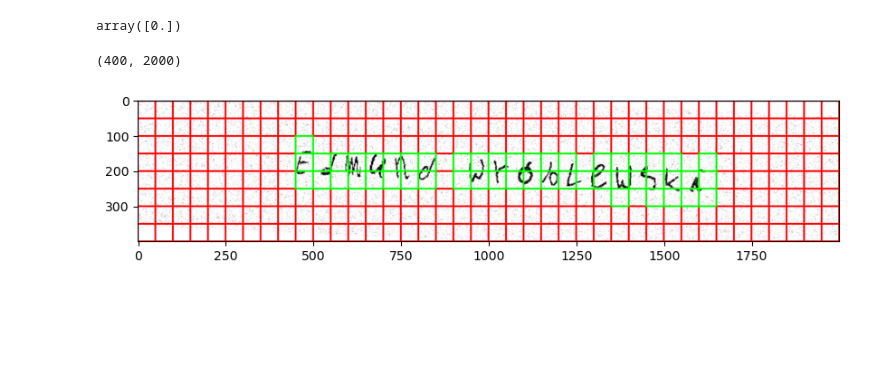
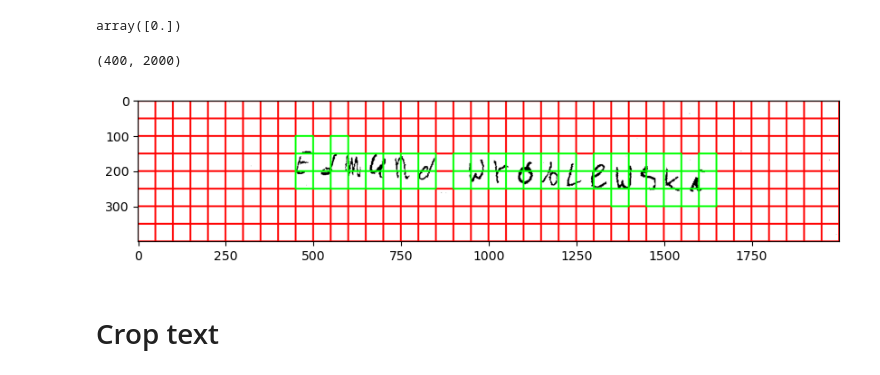
Before and after one commit to JanGorczynski/Embeded-Signature-Recognizer, a Jupyter notebook: Text_Detection.ipynb, the cells around one changed output. Drawn from its saved outputs; the diff is of its cells as text; code cells hidden in the pictures; blank space fills up the shorter version.

```diff
--- a/Text_Detection.ipynb
+++ b/Text_Detection.ipynb
@@ -66,7 +66,10 @@ def box_read(box):
     return [[int(temp[0]),int(temp[1])],[int(temp[2]),int(temp[3])],[int(temp[4]),int(temp[5])],[int(temp[6]),int(temp[7])]]
 # %%
 def draw_boxes(img, ractangle,color):
-    if len(img.shape)==2:
+    if img.dtype=='bool':
+        img = img.astype(np.uint8)*255
+        img = cv2.cvtColor(img,cv2.COLOR_GRAY2RGB)
+    elif len(img.shape)==2:
         img = cv2.cvtColor(img,cv2.COLOR_GRAY2RGB)
     height = np.array(img).shape[0]
     img = cv2.rectangle(img,ractangle[0],ractangle[1],color = color,thickness=3)
@@ -126,0 +132,4 @@ for i in range(3):
+# %%
+def toBool(img):
+    pillow = PIL.Image.fromarray(img)
+    return np.asarray(pillow.point(lambda x: 0 if x < 128 else 1, mode='1'))
@@ -144,9 +162,9 @@ for i in range(100):
         for j in range(0,shape[0],ractangle_y_size):
             ractangle = [[i,j],[i+ractangle_x_size,j+ractangle_y_size]]
             if(check_if_text(box,ractangle)):
-                X_train_true.append(img[ractangle[0][1]:ractangle[1][1],ractangle[0][0]:ractangle[1][0]])
+                X_train_true.append(toBool(img[ractangle[0][1]:ractangle[1][1],ractangle[0][0]:ractangle[1][0]]))
             else:
-                X_train_false.append(img[ractangle[0][1]:ractangle[1][1],ractangle[0][0]:ractangle[1][0]])
+                X_train_false.append(toBool(img[ractangle[0][1]:ractangle[1][1],ractangle[0][0]:ractangle[1][0]]))
 # %% [output]
 0
 1
@@ -235,27 +257,29 @@ svc.predict([test])
 array([0.])
 # %%
 path1 = df["Img_path"].iloc[200]
-img =  np.asarray(PIL.Image.open(path1))
+img =  toBool(np.asarray(PIL.Image.open(path1)))
 canvas = img.copy()
 ractangle_x_size = 50
 ractangle_y_size = 50
 shape = img.shape
 print(shape)
 #shape =(40,40)
 for i in range(0,shape[1],ractangle_x_size):
     for j in range(0,shape[0],ractangle_y_size):
         ractangle = [[i,j],[i+ractangle_x_size,j+ractangle_y_size]]
         canvas = draw_boxes(canvas, ractangle,(255,0,0))
 for i in range(0,shape[1],ractangle_x_size):
     for j in range(0,shape[0],ractangle_y_size):
         ractangle = [[i,j],[i+ractangle_x_size,j+ractangle_y_size]]
         cut_img = img[ractangle[0][1]:ractangle[1][1],ractangle[0][0]:ractangle[1][0]]
         cut_img = cut_img.reshape(cut_img.shape[0]*cut_img.shape[1])
         if(svc.predict([cut_img])[0]>0.5):
             canvas = draw_boxes(canvas, ractangle,(0,255,0))
 plt.figure(figsize=(10, 8))
 plt.imshow(canvas)
 plt.show()
 # %% [output]
 (400, 2000)
-[figure, old version]
+[figure, new version]
+# %% [markdown]
+# Crop text
```
Also changed, not shown: parts of 12 cells of this notebook, 3 other files.
